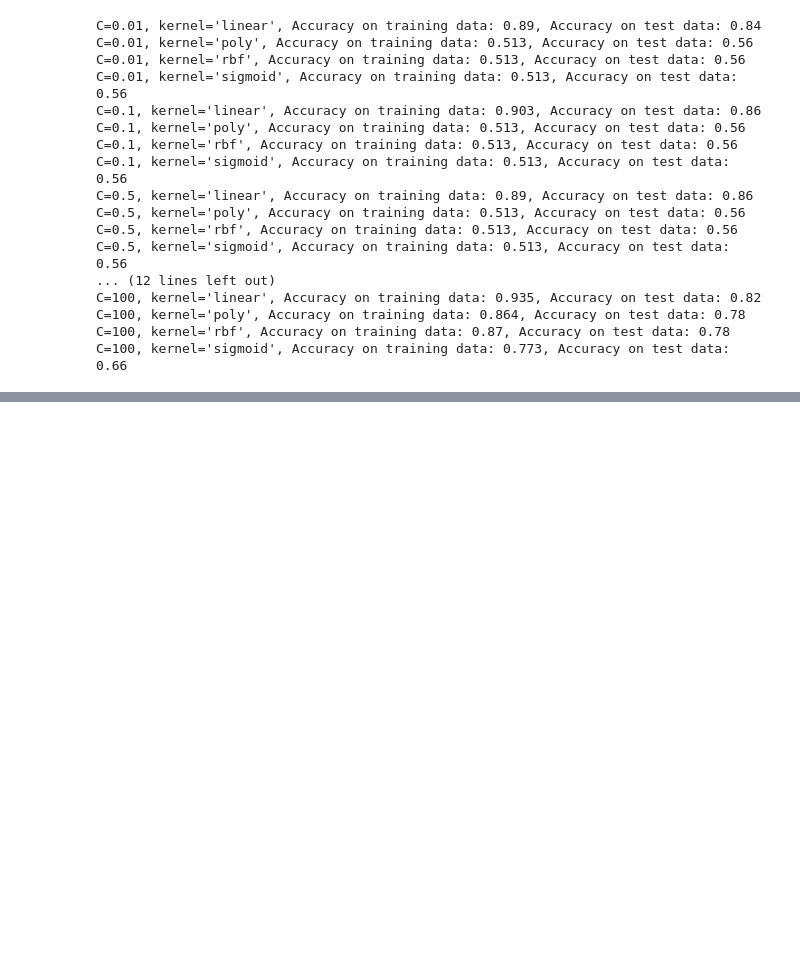
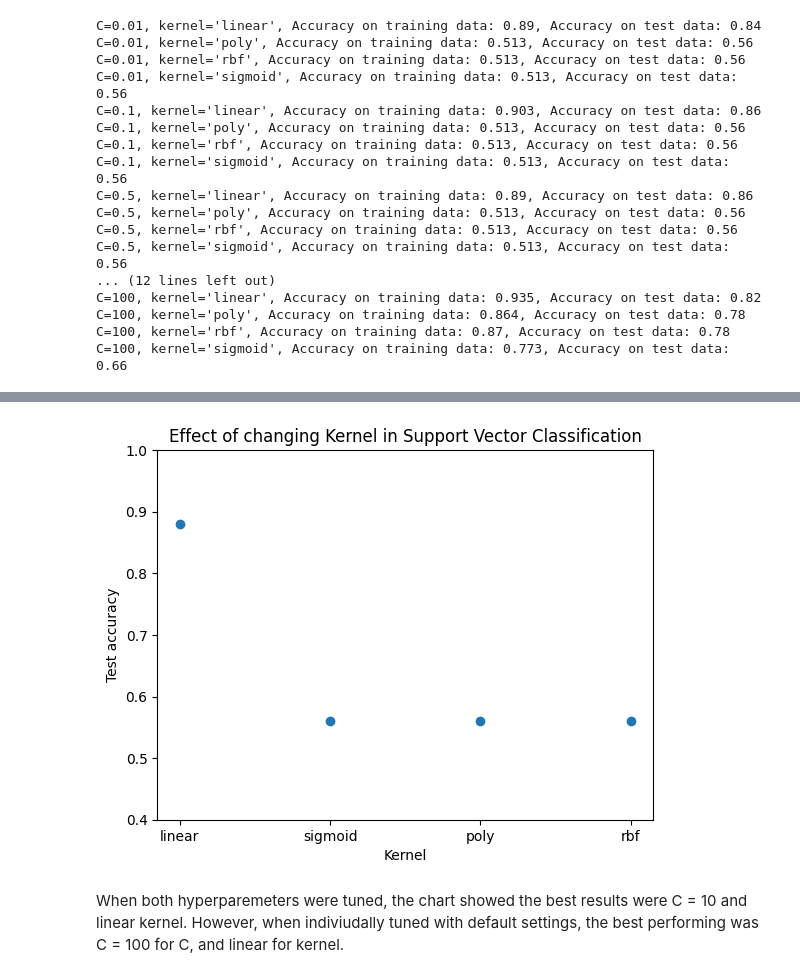
Before and after one commit to MichaelMcCarey/WildfiresProject, a Jupyter notebook: WildfiresProject.ipynb, the cells around one changed output, grey strips where cells are left out. Saved outputs shown, nothing was run; the diff lists cells and outputs as text; code cells hidden in the pictures; blank space fills up the shorter version.

```diff
--- a/WildfiresProject.ipynb
+++ b/WildfiresProject.ipynb
@@ -231,0 +279,14 @@ Best results: C = 10, kernal = linear
+# %%
+# to show effect of changing kernel with a constant C with default = 1
+SVC_chart_C =  SVC_chart[SVC_chart['C'] == 1]
+# create bar chart
+plt.scatter(SVC_chart_C['kernel'], SVC_chart_C['Test accuracy'])
+plt.xlabel('Kernel')
+plt.ylabel('Test accuracy')
+plt.ylim(.4, 1)
+plt.title('Effect of changing Kernel in Support Vector Classification')
+plt.show()
+# %% [output]
+[figure, added]
+# %% [markdown]
+When both hyperparemeters were tuned, the chart showed the best results were C = 10 and linear kernel. However, when indiviudally tuned with default settings, the best performing was C = 100 for C, and linear for kernel.
```
Also changed, not shown: parts of 10 cells of this notebook.
